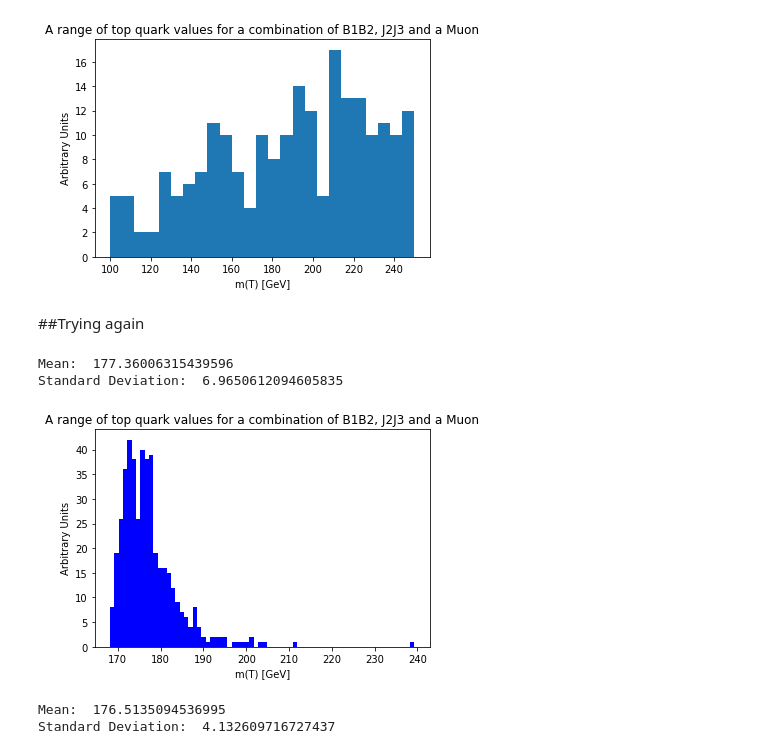
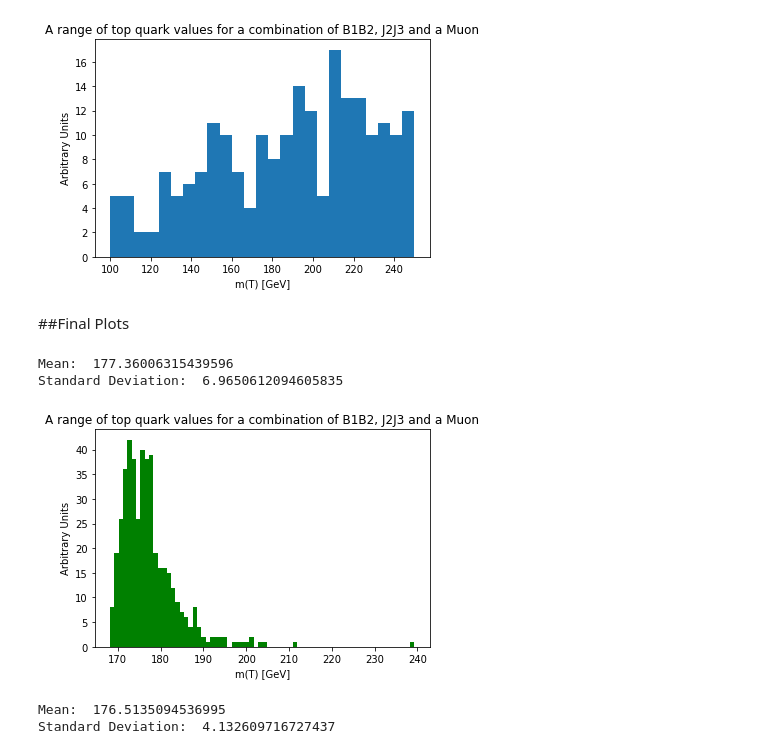
Before and after one commit to Hamza-Suleman/EPP-Coursework3, a Jupyter notebook: EPP_Coursework_3.ipynb, the cells around one changed output. Saved outputs shown, nothing was run; the diff lists cells and outputs as text; code cells hidden in the pictures.

```diff
--- a/EPP_Coursework_3.ipynb
+++ b/EPP_Coursework_3.ipynb
@@ -535,8 +535,8 @@ plt.show()
 Mean:  188.54823902017577
 Standard Deviation:  39.53413236130326
 [figure]
-# %% [markdown]
-##Trying again
+# %% [markdown]
+##Final Plots
 # %%
 j1 = []
 j2 = []
@@ -556,15 +556,15 @@ for i in range(len(j1)):
 # %%
 print('Mean: ', np.mean(try1))
 print("Standard Deviation: ", np.std(try1))
-plt.hist(try1, bins=70, label="m(T) [GeV]",color="b")
+plt.hist(try1, bins=70, label="m(T) [GeV]",color="g")
 plt.title("A range of top quark values for a combination of B1B2, J2J3 and a Muon")
 plt.ylabel("Arbitrary Units")
 plt.xlabel("m(T) [GeV]")
 plt.show()
 # %% [output]
 Mean:  177.36006315439596
 Standard Deviation:  6.9650612094605835
-[figure, old version]
+[figure, new version]
 # %%
 print('Mean: ', np.mean(try2))
 print("Standard Deviation: ", np.std(try2))
```
Also changed, not shown: parts of 2 cells of this notebook.
